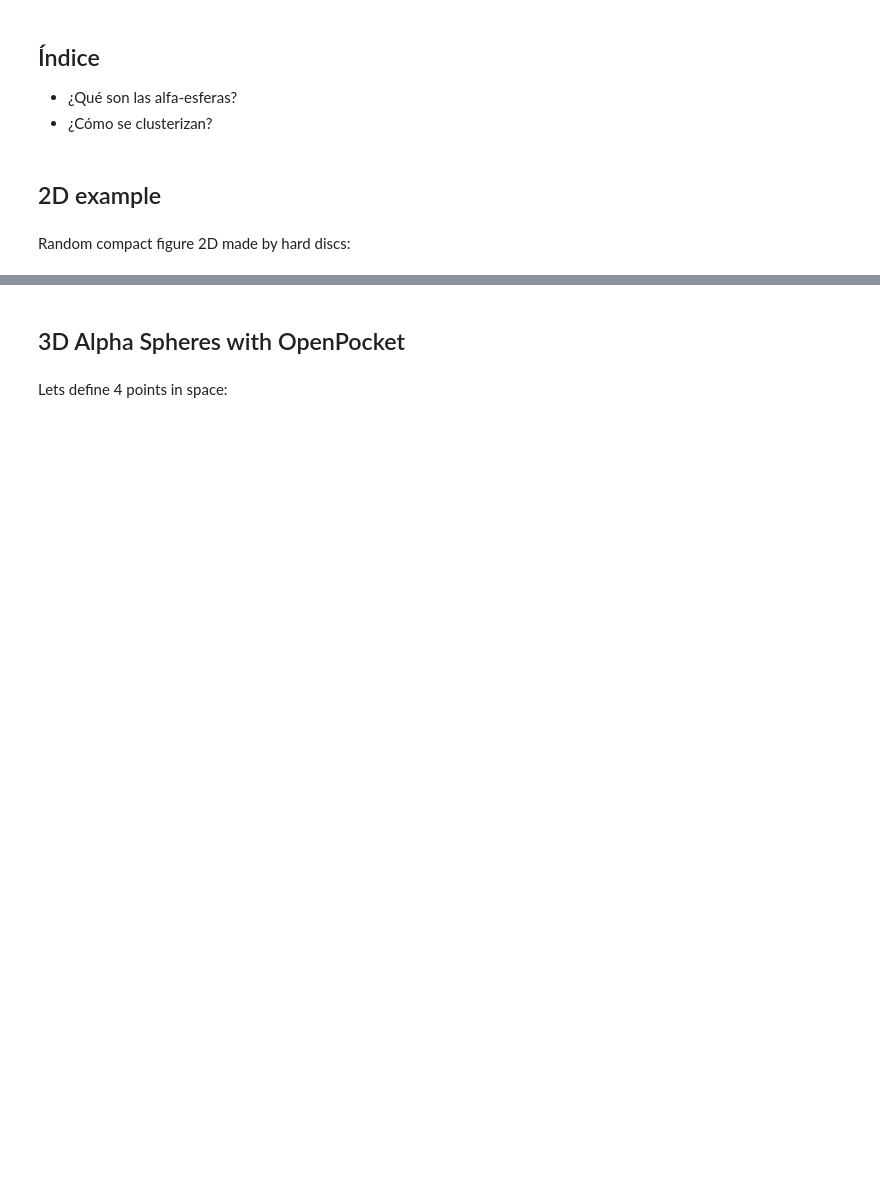
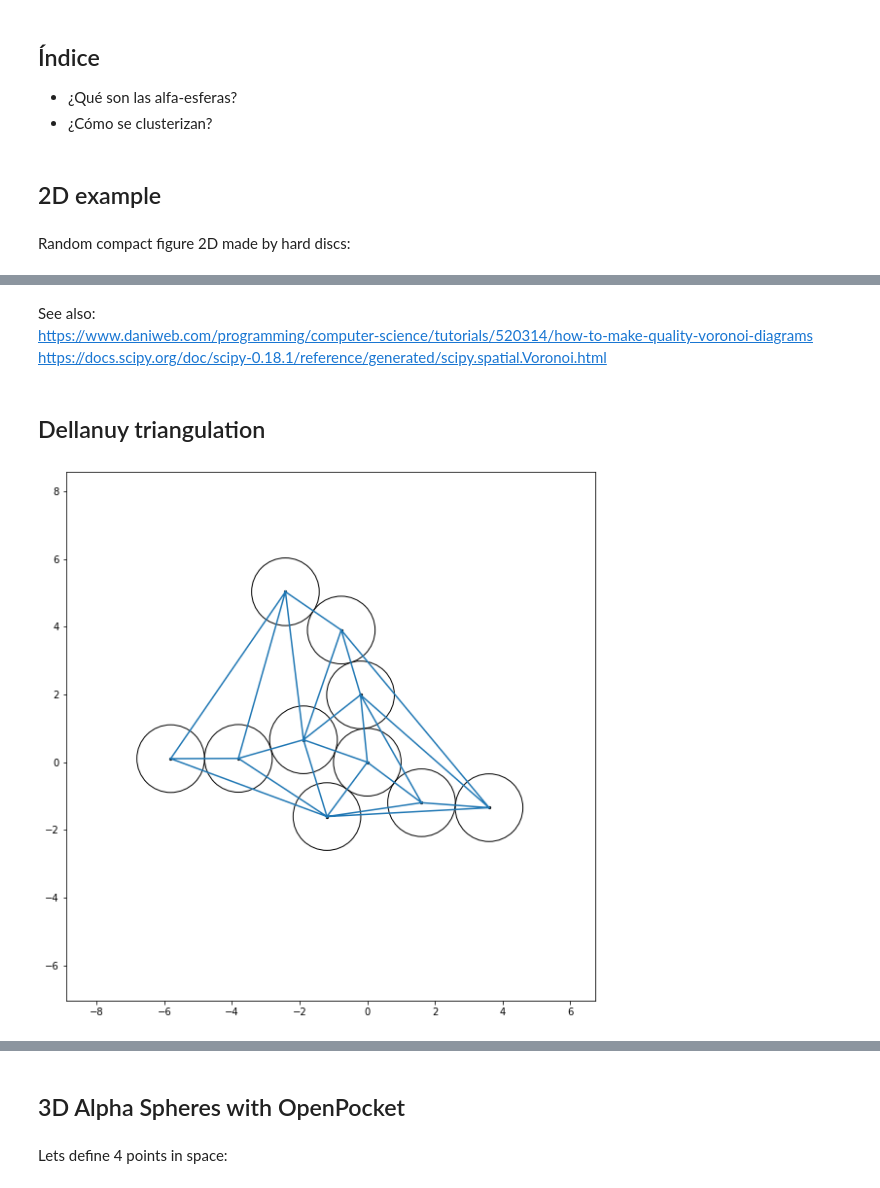
Before and after one commit to uibcdf/OpenPocket_old, a Jupyter notebook: examples/Alpha_spheres.ipynb, the cells around one changed output, grey strips where cells are left out. Cells and saved outputs as stored; diff of their text form; code cells hidden in the pictures; blank space fills up the shorter version.

```diff
--- a/examples/Alpha_spheres.ipynb
+++ b/examples/Alpha_spheres.ipynb
@@ -45,0 +84,28 @@ np.cos(0.54)
+# %% [markdown]
+See also:
+https://www.daniweb.com/programming/computer-science/tutorials/520314/how-to-make-quality-voronoi-diagrams
+https://docs.scipy.org/doc/scipy-0.18.1/reference/generated/scipy.spatial.Voronoi.html
+# %% [markdown]
+## Dellanuy triangulation
+# %%
+from scipy.spatial import Delaunay
+
+tri = Delaunay(positions)
+
+plt.triplot(positions[:,0], positions[:,1], tri.simplices)
+
+ax=plt.gca()
+for ii in range(n_discs):
+    x,y = positions[ii,:]._value
+    ax.add_patch(plt.Circle(positions[ii,:]._value, radius= radius._value, color='k', fill=False))
+
+plt.scatter(positions[:,0], positions[:,1], s=5, c='k')
+
+l_box = np.abs(positions).max() + 2*radius._value
+center = positions.mean(0)._value
+plt.axis('scaled')
+plt.xlim(-l_box+center[0],l_box+center[0])
+plt.ylim(-l_box+center[1],l_box+center[1])
+plt.show()
+# %% [output]
+[figure, added]
```
Also changed, not shown: parts of 19 cells of this notebook.
